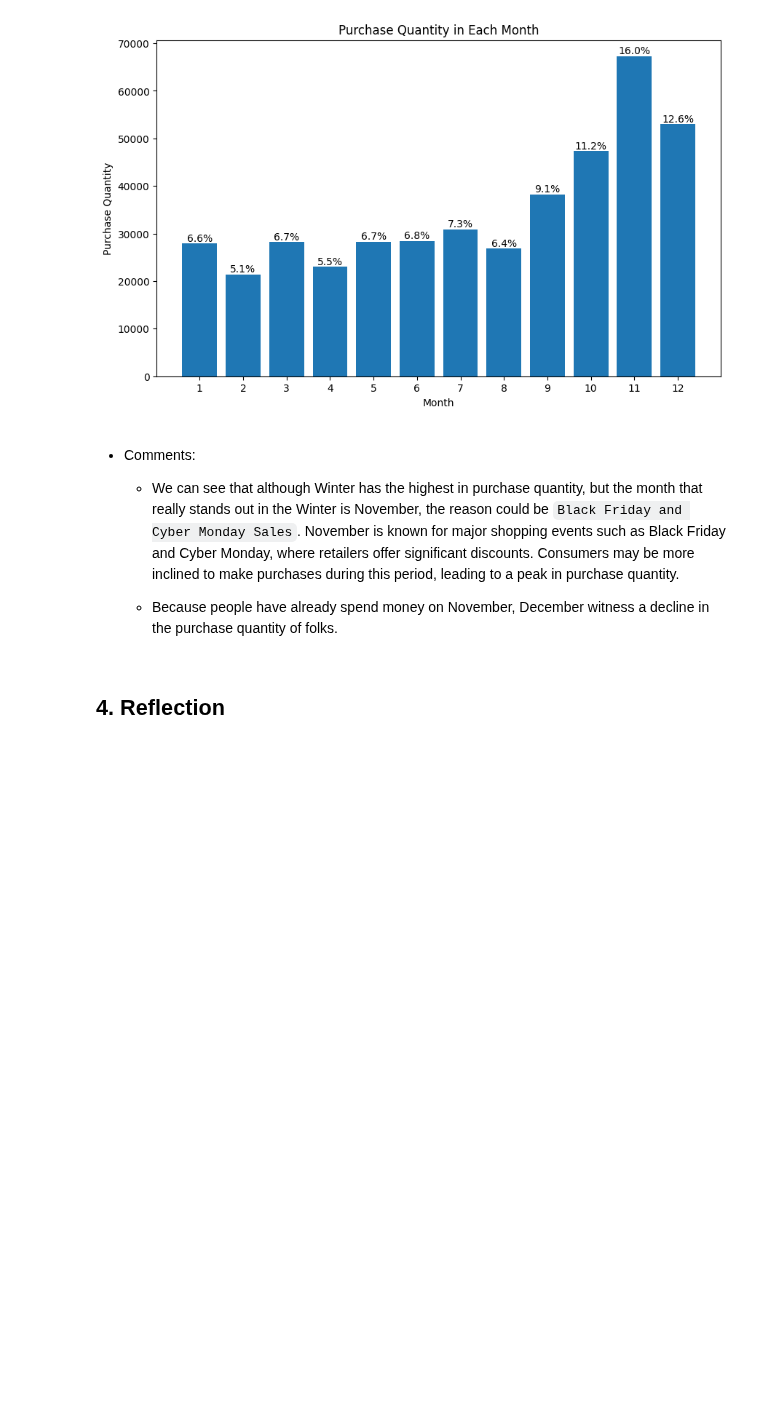
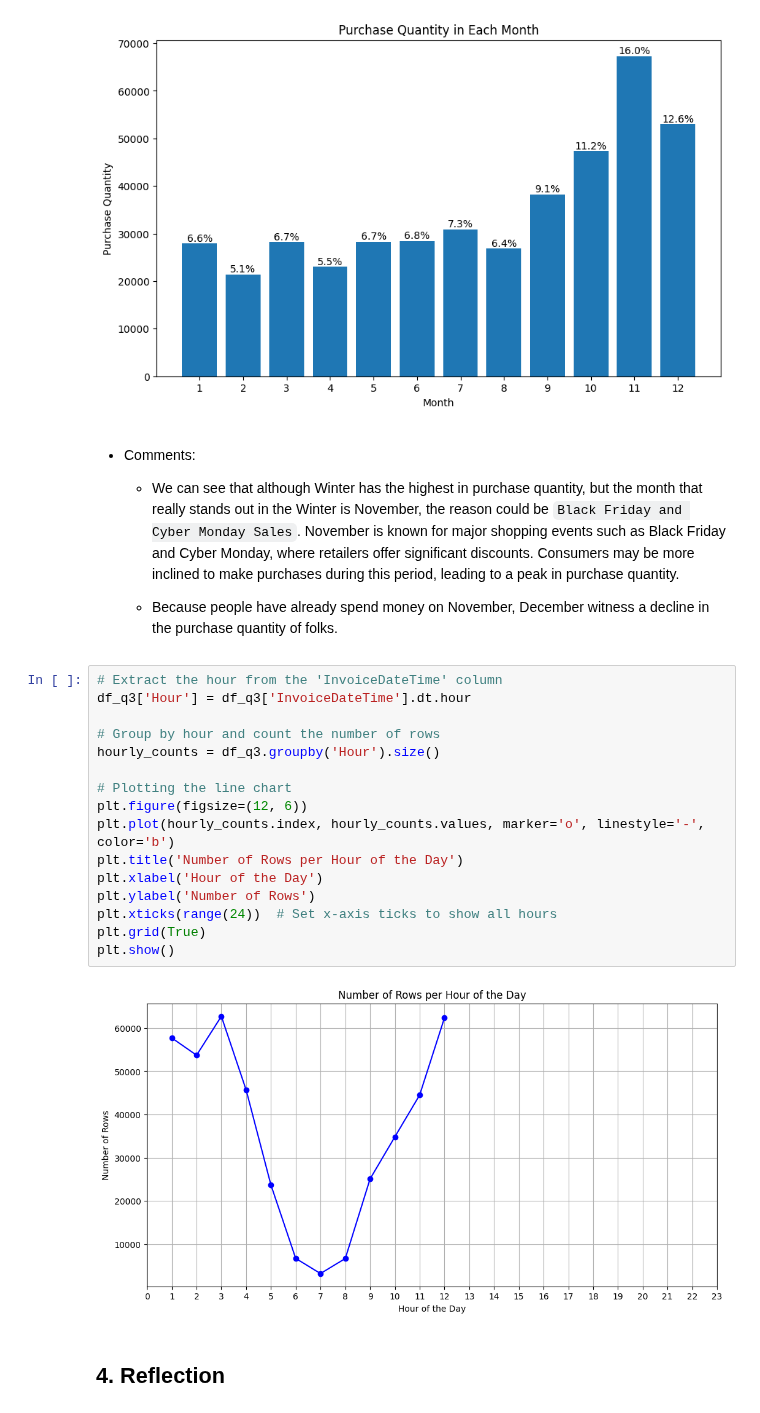
Before and after one commit to Ha0203/FinalProject_LTKHDL, a Jupyter notebook: main_branch.ipynb, the cells around one changed output. Saved outputs shown, nothing was run; the diff lists cells and outputs as text; blank space fills up the shorter version.

```diff
--- a/main_branch.ipynb
+++ b/main_branch.ipynb
@@ -761,6 +785,24 @@ plt.show()
     + We can see that although Winter has the highest in purchase quantity, but the month that really stands out in the Winter is November, the reason could be `Black Friday and Cyber Monday Sales`. November is known for major shopping events such as Black Friday and Cyber Monday, where retailers offer significant discounts. Consumers may be more inclined to make purchases during this period, leading to a peak in purchase quantity.
 
     + Because people have already spend money on November, December witness a decline in the purchase quantity of folks.
+# %%
+# Extract the hour from the 'InvoiceDateTime' column
+df_q3['Hour'] = df_q3['InvoiceDateTime'].dt.hour
+
+# Group by hour and count the number of rows
+hourly_counts = df_q3.groupby('Hour').size()
+
+# Plotting the line chart
+plt.figure(figsize=(12, 6))
+plt.plot(hourly_counts.index, hourly_counts.values, marker='o', linestyle='-', color='b')
+plt.title('Number of Rows per Hour of the Day')
+plt.xlabel('Hour of the Day')
+plt.ylabel('Number of Rows')
+plt.xticks(range(24))  # Set x-axis ticks to show all hours
+plt.grid(True)
+plt.show()
+# %% [output]
+[figure, added]
 # %% [markdown]
 ## 4. Reflection
 # %% [markdown]
```
Also changed, not shown: parts of 3 cells of this notebook.
